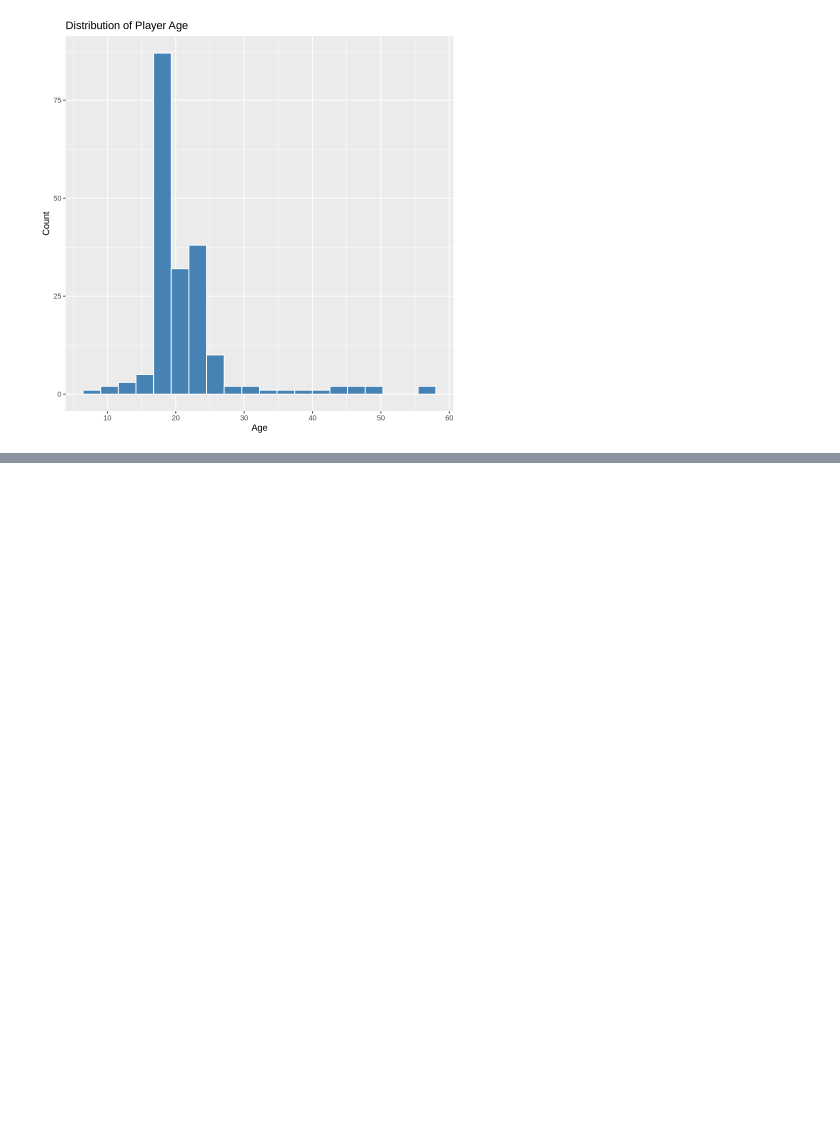
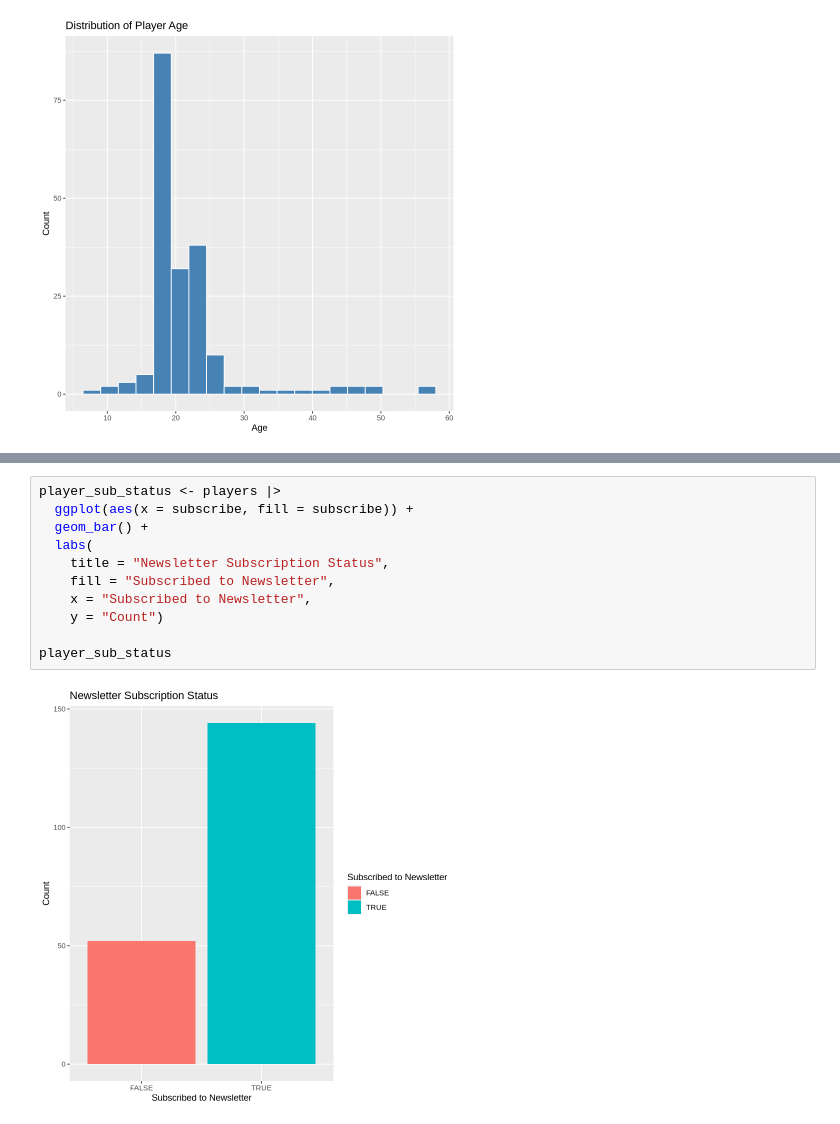
Before and after one commit to RealBabyPotato/DSCI100-Individual-Planning-Report, a Jupyter notebook: Individual Planning Report.ipynb, the cells around one changed output, grey strips where cells are left out. Cells and saved outputs as stored; diff of their text form; blank space fills up the shorter version.

```diff
--- a/Individual Planning Report.ipynb
+++ b/Individual Planning Report.ipynb
@@ -128,0 +155,13 @@ Warning message:
+# %%
+player_sub_status <- players |>
+  ggplot(aes(x = subscribe, fill = subscribe)) +
+  geom_bar() +
+  labs(
+    title = "Newsletter Subscription Status",
+    fill = "Subscribed to Newsletter",
+    x = "Subscribed to Newsletter",
+    y = "Count")
+
+player_sub_status
+# %% [output]
+[figure, added]
```
Also changed, not shown: parts of 2 cells of this notebook.
